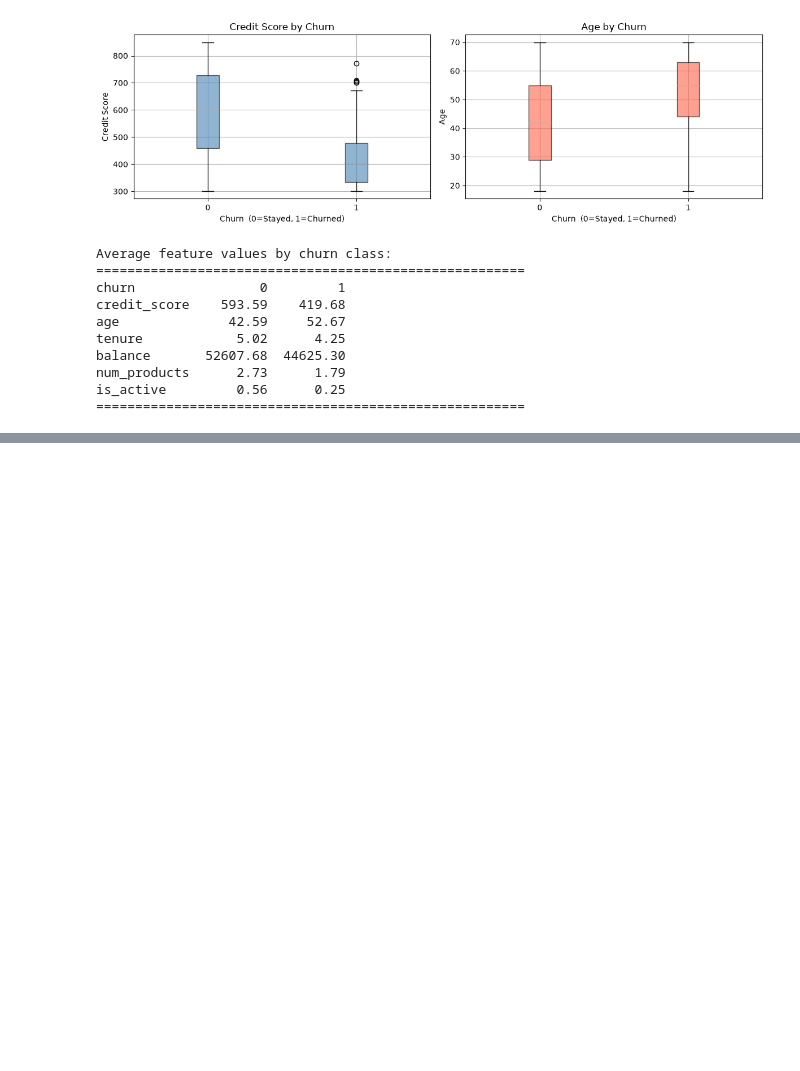
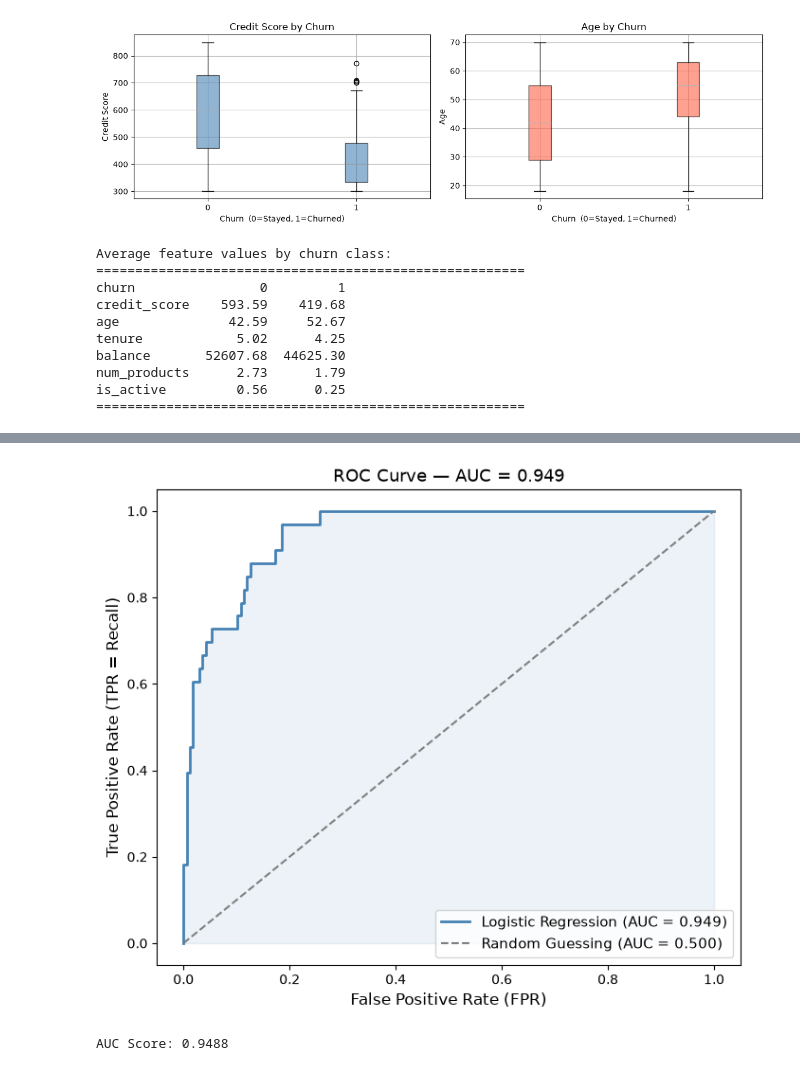
Before and after one commit to pa1nagar/supervise_ml, a Jupyter notebook: project_classification.ipynb, the cells around one changed output, grey strips where cells are left out. Saved outputs shown, nothing was run; the diff lists cells and outputs as text; code cells hidden in the pictures; blank space fills up the shorter version.

```diff
--- a/project_classification.ipynb
+++ b/project_classification.ipynb
@@ -249,0 +308,15 @@ is_active         0.56      0.25
+# %%
+
+scaler = StandardScaler()
+
+X_train_scaled = scaler.fit_transform(X_train)   # fit AND transform on train
+X_test_scaled  = scaler.transform(X_test)         # ONLY transform on test
+
+print("Scaling complete!")
+print()
+print("Before scaling — first training row:")
+print(dict(zip(X.columns, X_train.iloc[0].values.round(2))))
+
+print()
+print("After scaling — same row:")
+print(dict(zip(X.columns, X_train_scaled[0].round(3))))
@@ -249,0 +592,24 @@ is_active         0.56      0.25
+# %%
+
+y_prob = log_reg.predict_proba(X_test_scaled)[:, 1]  # probability of churn
+
+fpr, tpr, thresholds = roc_curve(y_test, y_prob)
+auc_score = roc_auc_score(y_test, y_prob)
+
+plt.figure(figsize=(7, 6))
+plt.plot(fpr, tpr, color='steelblue', lw=2,
+         label=f'Logistic Regression (AUC = {auc_score:.3f})')
+plt.plot([0, 1], [0, 1], color='gray', linestyle='--',
+         lw=1.5, label='Random Guessing (AUC = 0.500)')
+plt.fill_between(fpr, tpr, alpha=0.1, color='steelblue')
+plt.xlabel("False Positive Rate (FPR)", fontsize=12)
+plt.ylabel("True Positive Rate (TPR = Recall)", fontsize=12)
+plt.title(f"ROC Curve — AUC = {auc_score:.3f}", fontsize=13)
+plt.legend(loc='lower right', fontsize=11)
+plt.tight_layout()
+plt.show()
+
+print(f"AUC Score: {auc_score:.4f}")
+# %% [output]
+[figure, added]
+AUC Score: 0.9488
```
Also changed, not shown: parts of 14 cells of this notebook.
